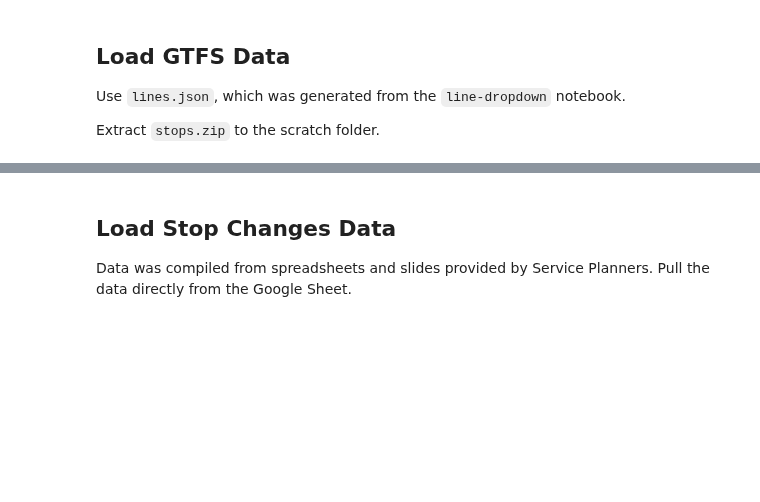
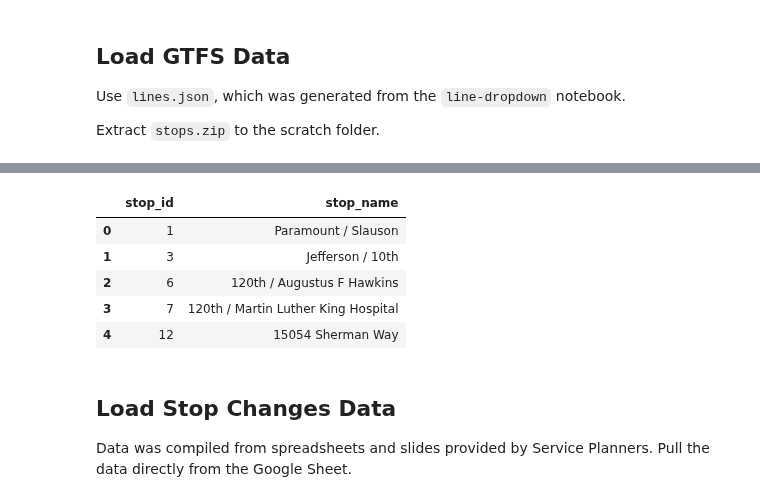
Before and after one commit to LACMTA/mybus-dev, a Jupyter notebook: notebooks/stop-changes.ipynb, the cells around one changed output, grey strips where cells are left out. Cells and saved outputs as stored; diff of their text form; code cells hidden in the pictures; blank space fills up the shorter version.

```diff
--- a/notebooks/stop-changes.ipynb
+++ b/notebooks/stop-changes.ipynb
@@ -35,7 +43,16 @@ STOPS_PATH = SCRATCH_PATH + 'stops.txt'
 # %%
 stops = pd.read_csv(STOPS_PATH,
     usecols=['stop_id','stop_name'],
-    dtype={'stop_id':'string','stop_name':'string'})
+    dtype={'stop_id':'int','stop_name':'string'})
+
+stops.head()
+# %% [output]
+|  | stop_id | stop_name |
+| 0 | 1 | Paramount / Slauson |
+| 1 | 3 | Jefferson / 10th |
+| 2 | 6 | 120th / Augustus F Hawkins |
+| 3 | 7 | 120th / Martin Luther King Hospital |
+| 4 | 12 | 15054 Sherman Way |
 # %% [markdown]
 ## Load Stop Changes Data
 
```
Also changed, not shown: parts of 4 cells of this notebook.
